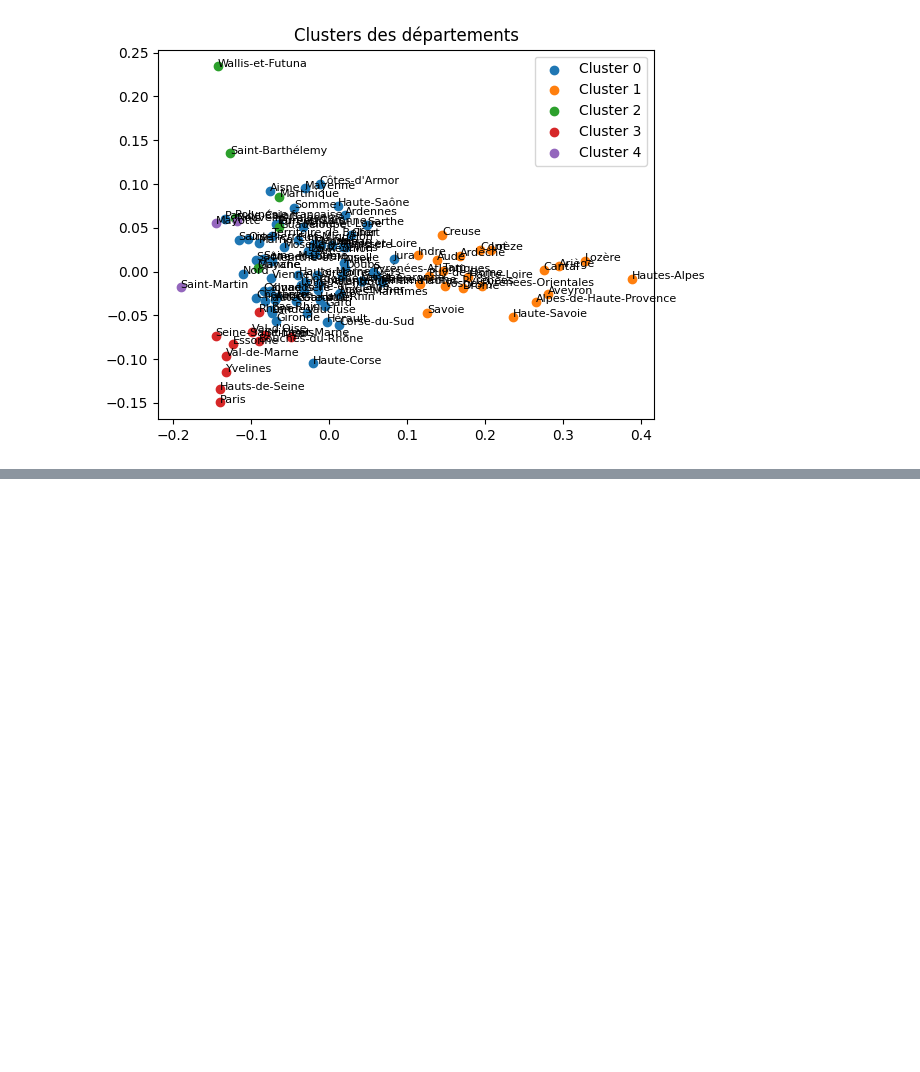
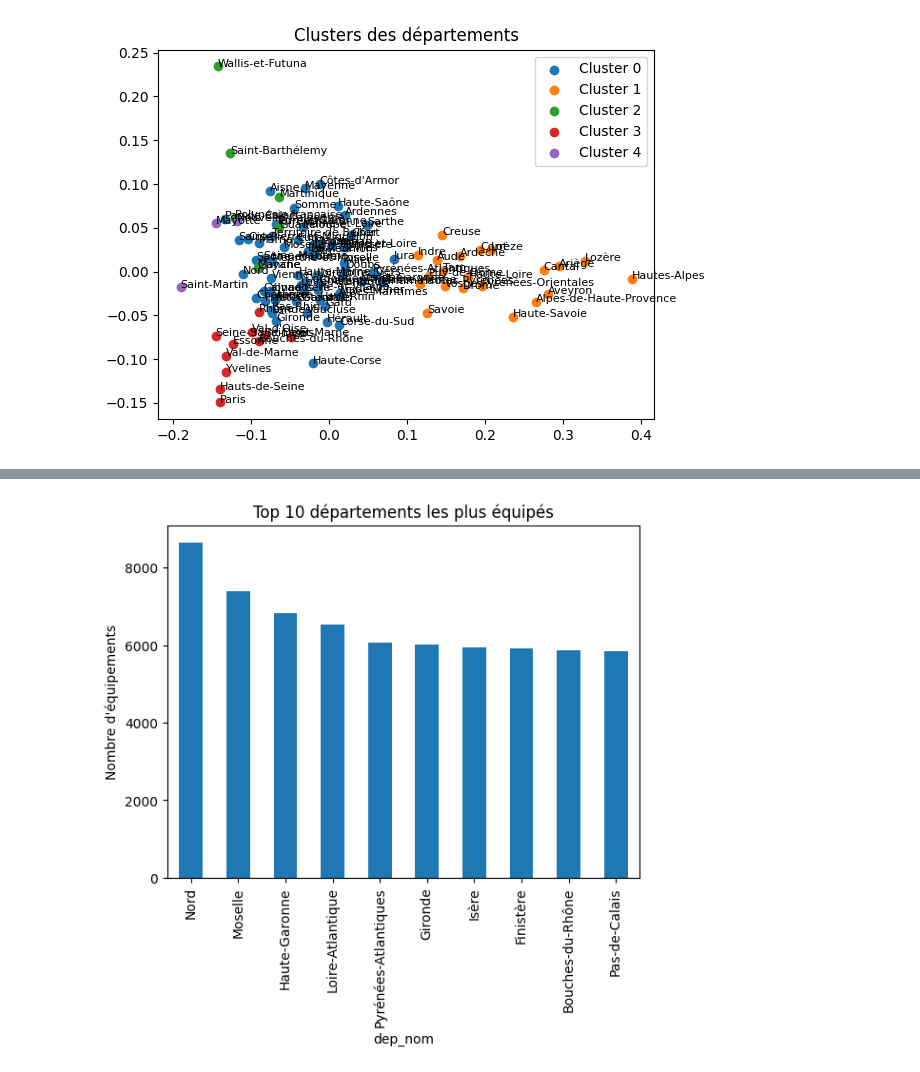
Before and after one commit to LR-Matteo/Projet-Final-Python-DataScience, a Jupyter notebook: matteo.ipynb, the cells around one changed output, grey strips where cells are left out. Saved outputs shown, nothing was run; the diff lists cells and outputs as text; code cells hidden in the pictures; blank space fills up the shorter version.

```diff
--- a/matteo.ipynb
+++ b/matteo.ipynb
@@ -344,0 +364,9 @@ cluster
+# %%
+equip_dep = (
+    data
+    .groupby('dep_nom')
+    .size()
+    .sort_values(ascending=False)
+)
+
+equip_dep.head(10)
@@ -344,0 +386,7 @@ cluster
+# %%
+equip_dep.head(10).plot(kind='bar')
+plt.title("Top 10 départements les plus équipés")
+plt.ylabel("Nombre d'équipements")
+plt.show()
+# %% [output]
+[figure, added]
```
Also changed, not shown: parts of 7 cells of this notebook.
